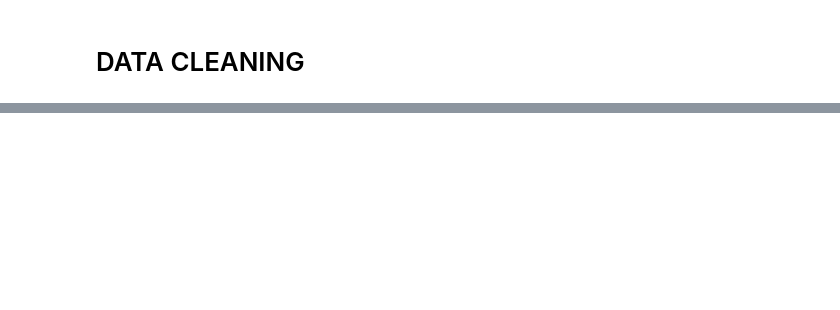
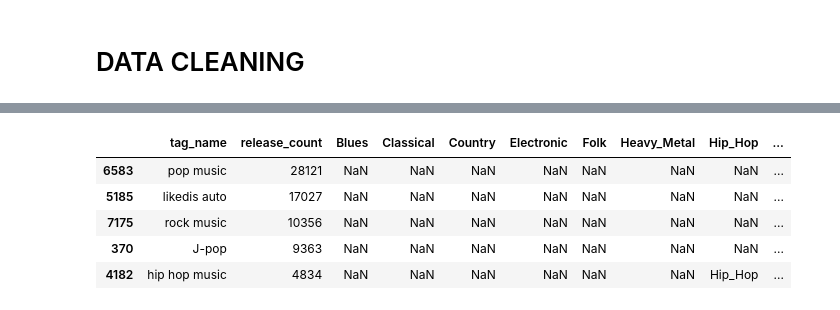
Before and after one commit to AInhoa84/Music_genre_visual_evolution, a Jupyter notebook: Data_cleaning.ipynb, the cells around one changed output, grey strips where cells are left out. Drawn from its saved outputs; the diff is of its cells as text; code cells hidden in the pictures; blank space fills up the shorter version.

```diff
--- a/Data_cleaning.ipynb
+++ b/Data_cleaning.ipynb
@@ -54,0 +97,15 @@ artist_tag.head()
+# %%
+#We create a pattern of words that could be associated with each genre:
+Blues = 'blues'
+Classical = 'classical|symphony|orchestra|stringquartet'
+Country = 'country'
+Electronic = 'electronic|electr|dance|house'
+Folk = 'folk'
+Heavy_Metal = 'metal'
+Hip_Hop = 'hiphop|rap'
+Jazz = 'jazz|jamband'
+Latin = 'latin'
+Pop = 'pop'
+Punk = 'punk'
+RB = 'rhythmandblues|rythmandblues|R&B'
+Rock = 'rock'
@@ -54,0 +149,25 @@ artist_tag.head()
+# %%
+#And now we fill each genre column by searching if the column tag_name_clean contains the patterns:
+genreless_grouped.Blues = np.where(genreless_grouped.tag_name_clean.str.contains(Blues), 'Blues', np.nan)
+genreless_grouped.Classical = np.where(genreless_grouped.tag_name_clean.str.contains(Classical), 'Classical', np.nan)
+genreless_grouped.Country = np.where(genreless_grouped.tag_name_clean.str.contains(Country), 'Country', np.nan)
+genreless_grouped.Electronic = np.where(genreless_grouped.tag_name_clean.str.contains(Electronic), 'Electronic', np.nan)
+genreless_grouped.Folk = np.where(genreless_grouped.tag_name_clean.str.contains(Folk), 'Folk', np.nan)
+genreless_grouped.Heavy_Metal = np.where(genreless_grouped.tag_name_clean.str.contains(Heavy_Metal), 'Heavy_Metal', np.nan)
+genreless_grouped.Hip_Hop = np.where(genreless_grouped.tag_name_clean.str.contains(Hip_Hop), 'Hip_Hop', np.nan)
+genreless_grouped.Jazz = np.where(genreless_grouped.tag_name_clean.str.contains(Jazz), 'Jazz', np.nan)
+genreless_grouped.Latin = np.where(genreless_grouped.tag_name_clean.str.contains(Latin), 'Latin', np.nan)
+genreless_grouped.Pop = np.where(genreless_grouped.tag_name_clean.str.contains(Pop), 'Pop', np.nan)
+genreless_grouped.Punk = np.where(genreless_grouped.tag_name_clean.str.contains(Punk), 'Punk', np.nan)
+genreless_grouped.RB = np.where(genreless_grouped.tag_name_clean.str.contains(RB), 'RB', np.nan)
+genreless_grouped.Rock = np.where(genreless_grouped.tag_name_clean.str.contains(Rock), 'Rock', np.nan)
+# %%
+genreless_grouped.replace('nan', np.nan, inplace=True)
+genreless_grouped.head()
+# %% [output]
+|  | tag_name | release_count | Blues | Classical | Country | Electronic | Folk | Heavy_Metal | Hip_Hop | ... |
+| 6583 | pop music | 28121 | NaN | NaN | NaN | NaN | NaN | NaN | NaN | ... |
+| 5185 | likedis auto | 17027 | NaN | NaN | NaN | NaN | NaN | NaN | NaN | ... |
+| 7175 | rock music | 10356 | NaN | NaN | NaN | NaN | NaN | NaN | NaN | ... |
+| 370 | J-pop | 9363 | NaN | NaN | NaN | NaN | NaN | NaN | NaN | ... |
+| 4182 | hip hop music | 4834 | NaN | NaN | NaN | NaN | NaN | NaN | Hip_Hop | ... |
```
Also changed, not shown: parts of 29 cells of this notebook.
